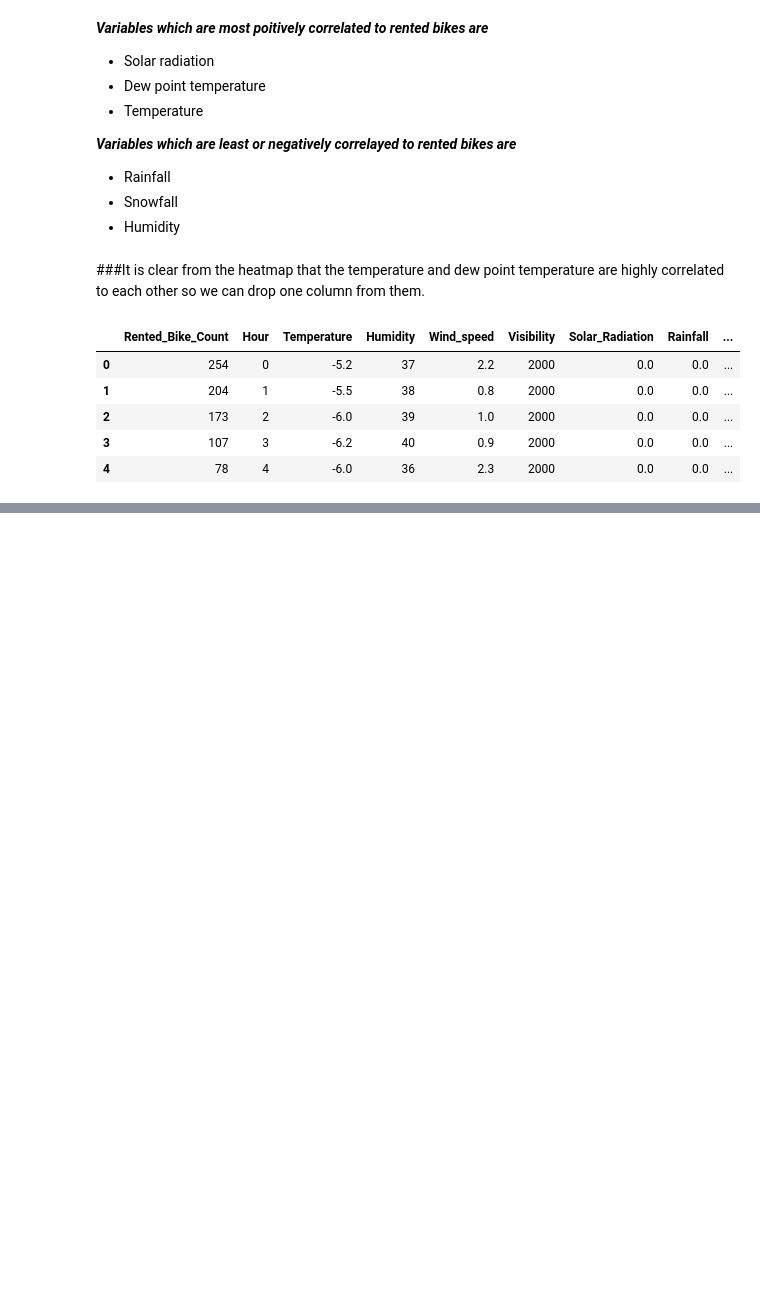
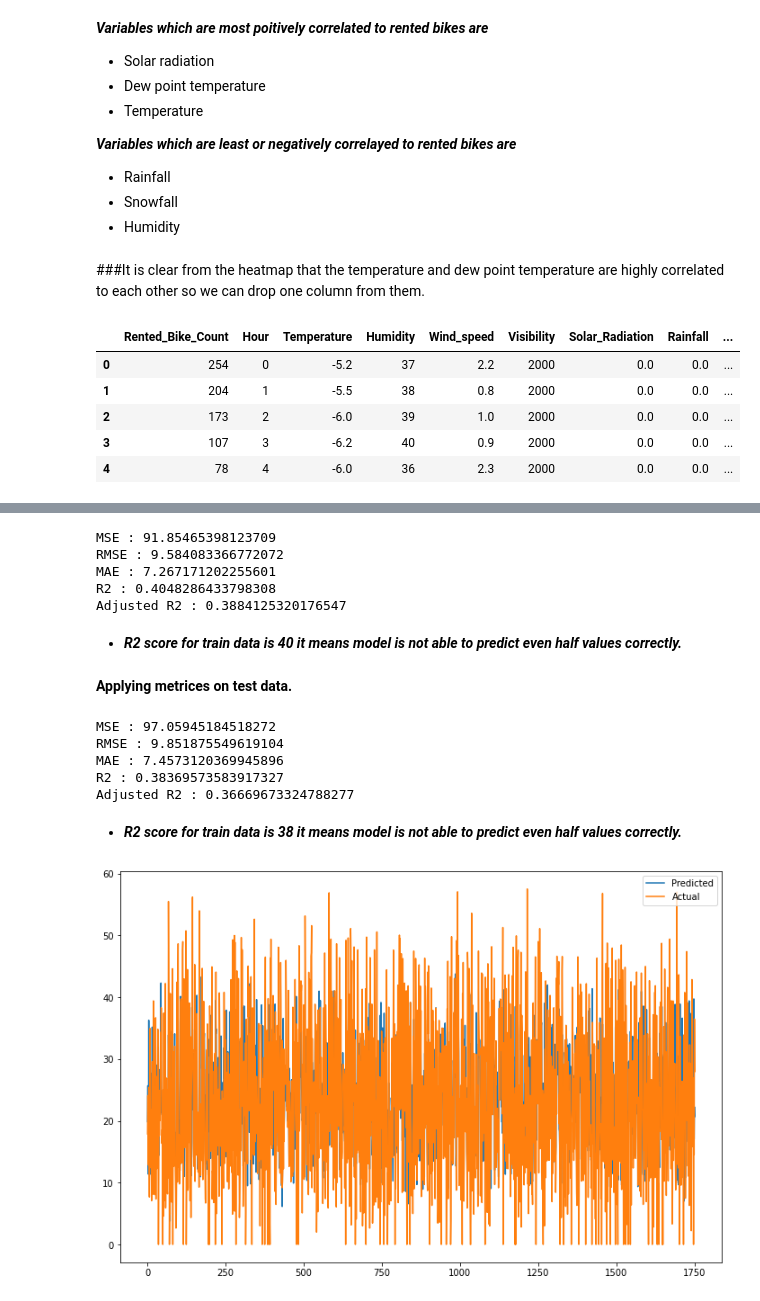
Before and after one commit to shubham-jindal/Bike-Sharing-Demand-Prediction, a Jupyter notebook: Bike_Sharing_Demand_Prediction_Capstone_Project.ipynb, the cells around one changed output, grey strips where cells are left out. Cells and saved outputs as stored; diff of their text form; code cells hidden in the pictures; blank space fills up the shorter version.

```diff
--- a/Bike_Sharing_Demand_Prediction_Capstone_Project.ipynb
+++ b/Bike_Sharing_Demand_Prediction_Capstone_Project.ipynb
@@ -677,0 +1018,30 @@ df.head()
+# %%
+y_pred_train_lasso=lasso.predict(x_train)
+y_pred_test_lasso=lasso.predict(x_test)
+# %%
+#Let,s check MSE
+MSE_l= mean_squared_error((y_train), (y_pred_train_lasso))
+print("MSE :",MSE_l)
+
+#Let,s check RMSE
+RMSE_l=np.sqrt(MSE_l)
+print("RMSE :",RMSE_l)
+
+#Let,s calculate MAE
+MAE_l= mean_absolute_error(y_train, y_pred_train_lasso)
+print("MAE :",MAE_l)
+
+from sklearn.metrics import r2_score
+#Let,s calculate r2 and adjusted r2
+r2_l= r2_score(y_train, y_pred_train_lasso)
+print("R2 :",r2_l)
+Adjusted_R2_l = (1-(1-r2_score(y_train, y_pred_train_lasso))*((x_test.shape[0]-1)/(x_test.shape[0]-x_test.shape[1]-1)) )
+print("Adjusted R2 :",1-(1-r2_score(y_train, y_pred_train_lasso))*((x_test.shape[0]-1)/(x_test.shape[0]-x_test.shape[1]-1)) )
+# %% [output]
+MSE : 91.85465398123709
+RMSE : 9.584083366772072
+MAE : 7.267171202255601
+R2 : 0.4048286433798308
+Adjusted R2 : 0.3884125320176547
+# %% [markdown]
+* ***R2 score for train data is 40 it means model is not able to predict even half values correctly.***
@@ -677,0 +1058,29 @@ df.head()
+# %% [markdown]
+**Applying metrices on test data.**
+# %%
+#Let,s check MSE
+MSE_l= mean_squared_error((y_test), (y_pred_test_lasso))
+print("MSE :",MSE_l)
+
+#Let,s check RMSE
+RMSE_l=np.sqrt(MSE_l)
+print("RMSE :",RMSE_l)
+
+#Let,s calculate MAE
+MAE_l= mean_absolute_error(y_test, y_pred_test_lasso)
+print("MAE :",MAE_l)
+
+from sklearn.metrics import r2_score
+#Let,s calculate r2 and adjusted r2
+r2_l= r2_score(y_test, y_pred_test_lasso)
+print("R2 :",r2_l)
+Adjusted_R2_l = (1-(1-r2_score(y_test, y_pred_test_lasso))*((x_test.shape[0]-1)/(x_test.shape[0]-x_test.shape[1]-1)) )
+print("Adjusted R2 :",1-(1-r2_score(y_test, y_pred_test_lasso))*((x_test.shape[0]-1)/(x_test.shape[0]-x_test.shape[1]-1)) )
+# %% [output]
+MSE : 97.05945184518272
+RMSE : 9.851875549619104
+MAE : 7.4573120369945896
+R2 : 0.38369573583917327
+Adjusted R2 : 0.36669673324788277
+# %% [markdown]
+* ***R2 score for train data is 38 it means model is not able to predict even half values correctly.***
@@ -677,0 +1097,9 @@ df.head()
+# %%
+#Let's Plot the figure
+plt.figure(figsize=(12,8))
+plt.plot((y_pred_test_lasso))
+plt.plot((np.array(y_test)))
+plt.legend(["Predicted","Actual"])
+plt.show()
+# %% [output]
+[figure, added]
```
Also changed, not shown: parts of 47 cells of this notebook.
